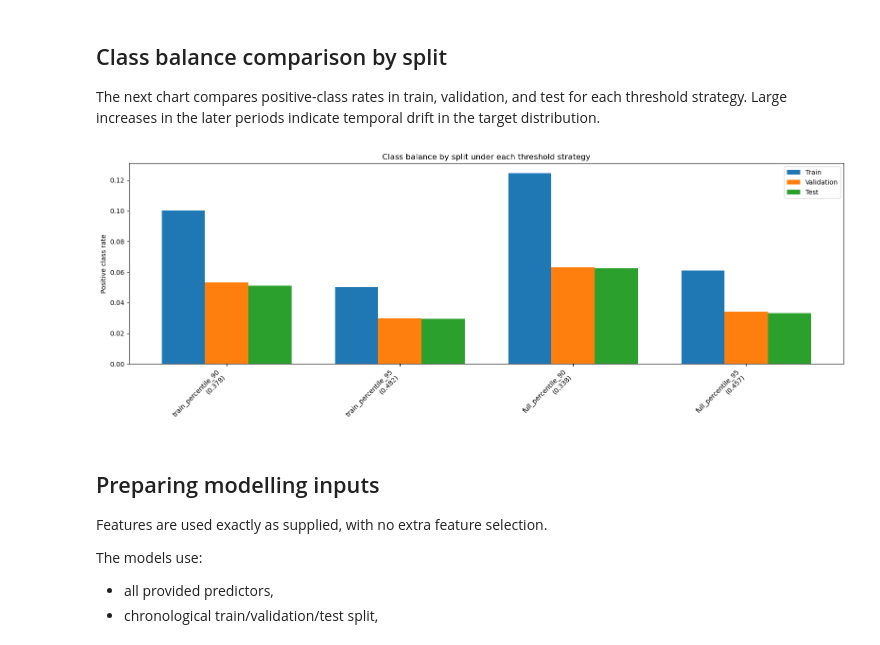
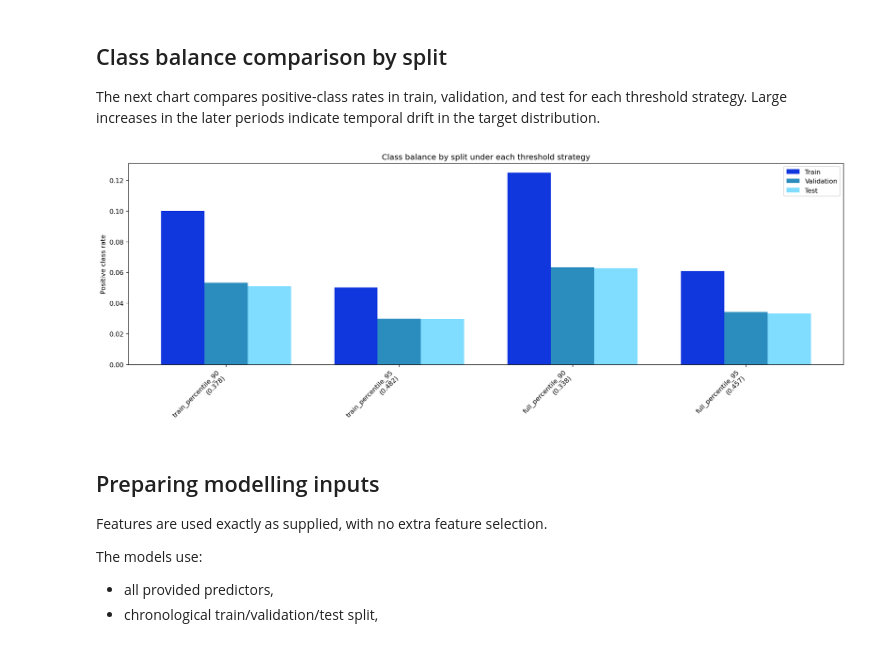
Before and after one commit to tom-mcarthur03/EDS_Design_Project, a Jupyter notebook: notebooks/classification_seg4_N2O.ipynb, the cells around one changed output. Cells and saved outputs as stored; diff of their text form; code cells hidden in the pictures.

```diff
--- a/notebooks/classification_seg4_N2O.ipynb
+++ b/notebooks/classification_seg4_N2O.ipynb
@@ -475,39 +561,82 @@ The next chart compares positive-class rates in train, validation, and test for
 # 9. Visualise class balance by split
 # ==================================
 
+# ==================================
+# 9. Visualise class balance by split
+# ==================================
+
 plot_df = class_balance_df.copy()
-plot_df["strategy_display"] = plot_df["strategy_name"] + "\n(" + plot_df["threshold_value"].round(3).astype(str) + ")"
+plot_df["strategy_display"] = (
+    plot_df["strategy_name"] + "\n(" + plot_df["threshold_value"].round(3).astype(str) + ")"
+)
 
 strategies_order = threshold_strategies["strategy_name"].tolist()
 x = np.arange(len(strategies_order))
 width = 0.25
 
 train_rates = [
     float(plot_df[(plot_df["strategy_name"] == s) & (plot_df["split"] == "train")]["positive_rate"].iloc[0])
     for s in strategies_order
 ]
 val_rates = [
     float(plot_df[(plot_df["strategy_name"] == s) & (plot_df["split"] == "validation")]["positive_rate"].iloc[0])
     for s in strategies_order
 ]
 test_rates = [
     float(plot_df[(plot_df["strategy_name"] == s) & (plot_df["split"] == "test")]["positive_rate"].iloc[0])
     for s in strategies_order
 ]
 
+# Split colours
+split_colors = {
+    "Train": IMPERIAL_BLUE,
+    "Validation": "#2B8CBE",
+    "Test": "#80DDFF"
+}
+
 plt.figure(figsize=(16, 6))
-plt.bar(x - width, train_rates, width=width, label="Train")
-plt.bar(x, val_rates, width=width, label="Validation")
-plt.bar(x + width, test_rates, width=width, label="Test")
 
-plt.xticks(x, [f"{s}\n({threshold_strategies.loc[threshold_strategies['strategy_name']==s, 'threshold_value'].iloc[0]:.3f})" for s in strategies_order], rotation=45, ha="right")
+plt.bar(
+    x - width,
+    train_rates,
+    width=width,
+    color=split_colors["Train"],
+    label="Train"
+)
+
+plt.bar(
+    x,
+    val_rates,
+    width=width,
+    color=split_colors["Validation"],
+    label="Validation"
+)
+
+plt.bar(
+    x + width,
+    test_rates,
+    width=width,
+    color=split_colors["Test"],
+    label="Test"
+)
+
+plt.xticks(
+    x,
+    [
+        f"{s}\n({threshold_strategies.loc[threshold_strategies['strategy_name'] == s, 'threshold_value'].iloc[0]:.3f})"
+        for s in strategies_order
+    ],
+    rotation=45,
+    ha="right"
+)
+
 plt.ylabel("Positive class rate")
 plt.title("Class balance by split under each threshold strategy")
 plt.legend()
 plt.tight_layout()
 plt.show()
 # %% [output]
-[figure, old version]
+[figure, new version]
 # %% [markdown]
 ## Preparing modelling inputs
 
```
Also changed, not shown: parts of 11 cells of this notebook, 2 other files.
